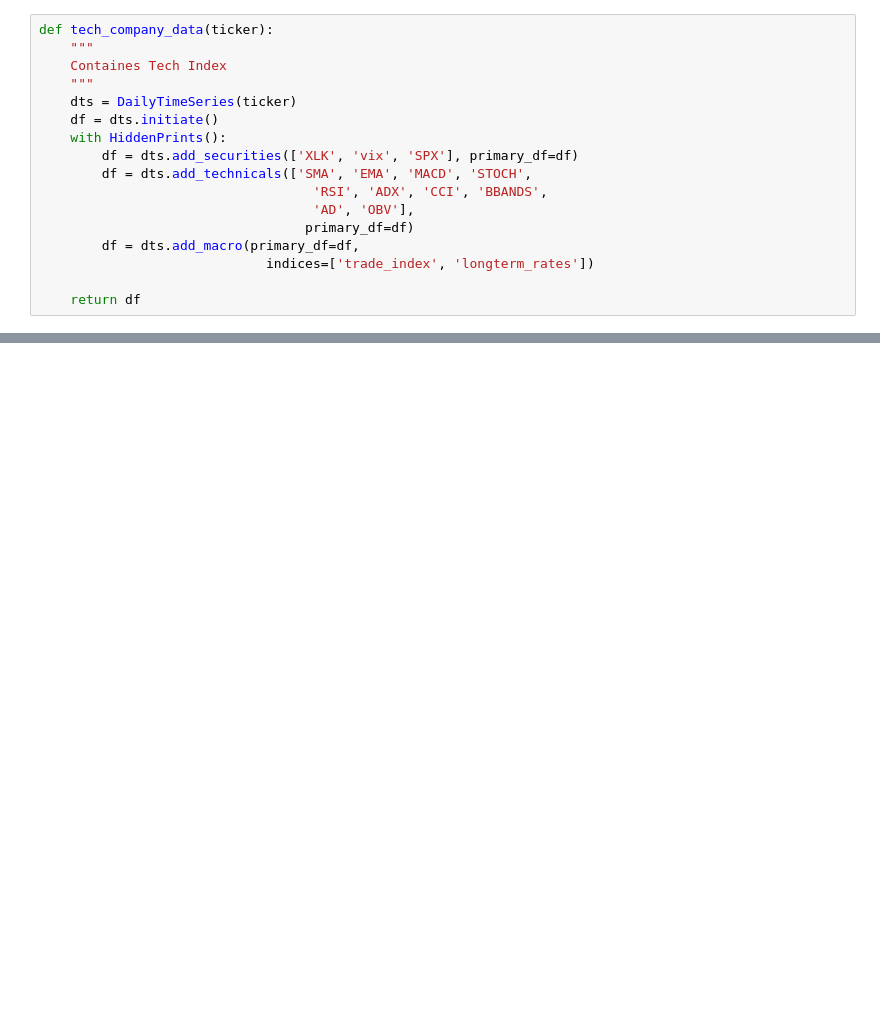
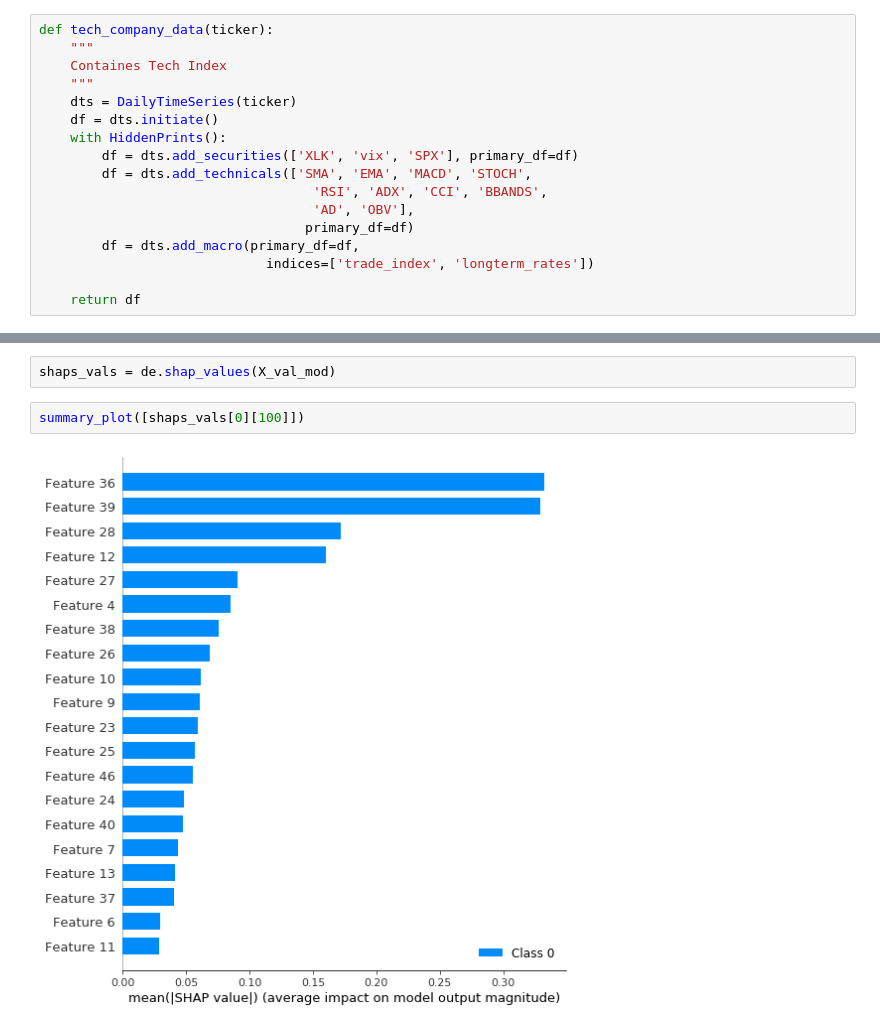
Before and after one commit to labs14-investment-risk-analysis/Data-Science, a Jupyter notebook: jupyter_notebooks/exploratory_modeling/model_interpretation.ipynb, the cells around one changed output, grey strips where cells are left out. Cells and saved outputs as stored; diff of their text form; blank space fills up the shorter version.

Commit message:
with shap

```diff
--- a/jupyter_notebooks/exploratory_modeling/model_interpretation.ipynb
+++ b/jupyter_notebooks/exploratory_modeling/model_interpretation.ipynb
@@ -72,0 +253,6 @@ df.tail()
+# %%
+shaps_vals = de.shap_values(X_val_mod)
+# %%
+summary_plot([shaps_vals[0][100]])
+# %% [output]
+[figure, added]
```
Also changed, not shown: parts of 19 cells of this notebook, 3 other files.
